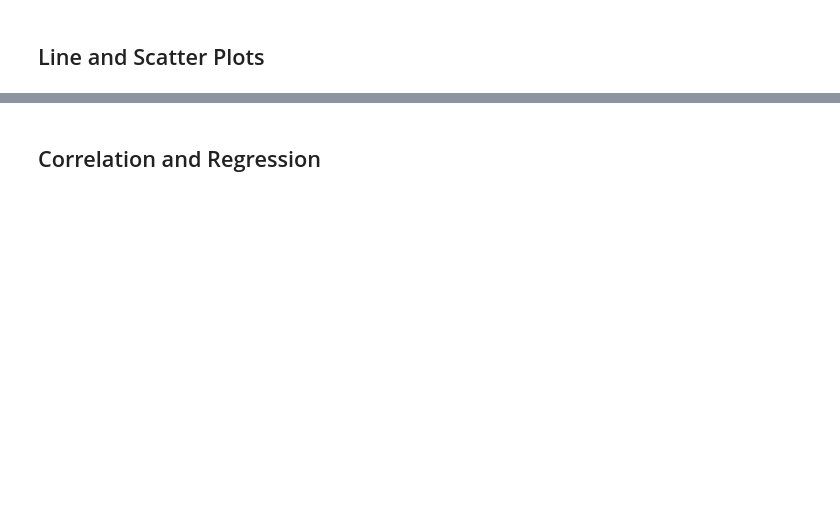
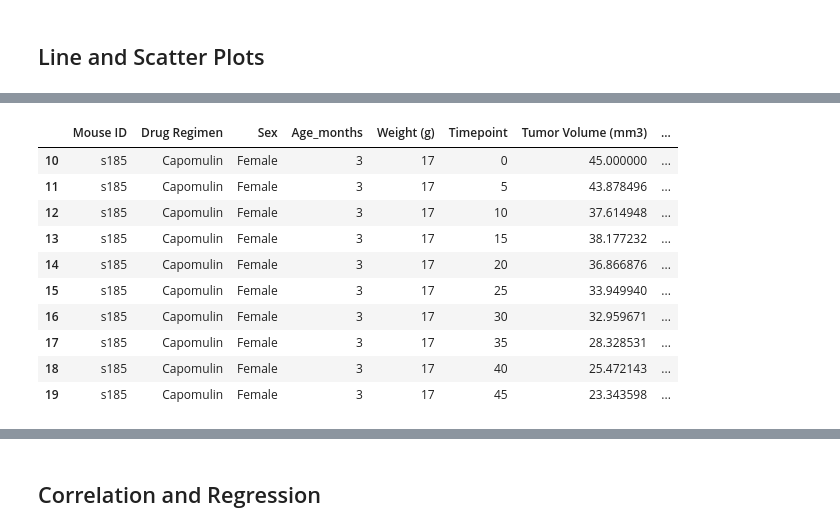
Before and after one commit to jMacProd/MatplotlibChallenge, a Jupyter notebook: Pymaceuticals/pymaceuticals.ipynb, the cells around one changed output, grey strips where cells are left out. Cells and saved outputs as stored; diff of their text form; code cells hidden in the pictures; blank space fills up the shorter version.

```diff
--- a/Pymaceuticals/pymaceuticals.ipynb
+++ b/Pymaceuticals/pymaceuticals.ipynb
@@ -573,2 +600,19 @@ plt.show
+# %%
+    #isolate S185 data
+Capomulinmouse = mouseclean.loc[mouseclean["Mouse ID"]=="s185", :]
+        #mouseclean["Timepoint"], mouseclean["Tumor Volume (mm3)"]]
+Capomulinmouse
+# %% [output]
+|  | Mouse ID | Drug Regimen | Sex | Age_months | Weight (g) | Timepoint | Tumor Volume (mm3) | ... |
+| 10 | s185 | Capomulin | Female | 3 | 17 | 0 | 45.000000 | ... |
+| 11 | s185 | Capomulin | Female | 3 | 17 | 5 | 43.878496 | ... |
+| 12 | s185 | Capomulin | Female | 3 | 17 | 10 | 37.614948 | ... |
+| 13 | s185 | Capomulin | Female | 3 | 17 | 15 | 38.177232 | ... |
+| 14 | s185 | Capomulin | Female | 3 | 17 | 20 | 36.866876 | ... |
+| 15 | s185 | Capomulin | Female | 3 | 17 | 25 | 33.949940 | ... |
+| 16 | s185 | Capomulin | Female | 3 | 17 | 30 | 32.959671 | ... |
+| 17 | s185 | Capomulin | Female | 3 | 17 | 35 | 28.328531 | ... |
+| 18 | s185 | Capomulin | Female | 3 | 17 | 40 | 25.472143 | ... |
+| 19 | s185 | Capomulin | Female | 3 | 17 | 45 | 23.343598 | ... |
 # %%
 # Generate a line plot of time point versus tumor volume for a mouse treated with Capomulin
```
Also changed, not shown: parts of 9 cells of this notebook.
